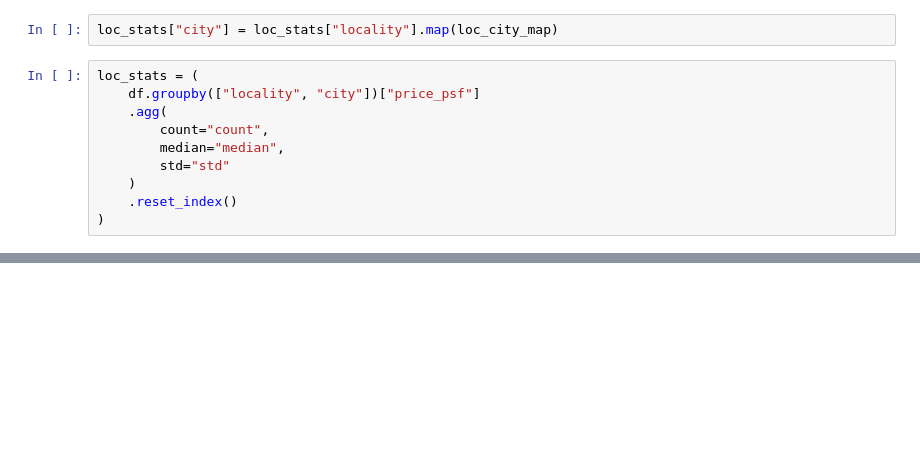
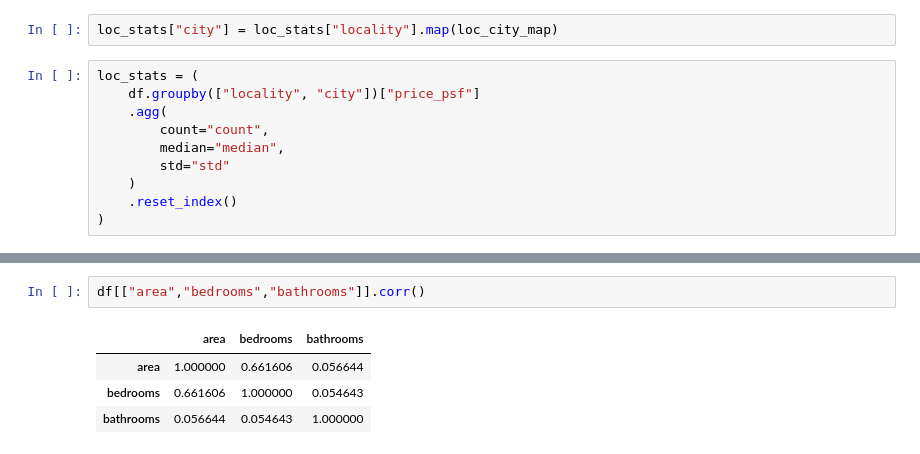
Before and after one commit to anixes/ncr_property_intelligence_system, a Jupyter notebook: notebooks/02_eda.ipynb, the cells around one changed output, grey strips where cells are left out. Drawn from its saved outputs; the diff is of its cells as text; blank space fills up the shorter version.

```diff
--- a/notebooks/02_eda.ipynb
+++ b/notebooks/02_eda.ipynb
@@ -577,0 +637,7 @@ loc_stats["delta_from_city"] = loc_stats["median"] - loc_stats["city_median"]
+# %%
+df[["area","bedrooms","bathrooms"]].corr()
+# %% [output]
+|  | area | bedrooms | bathrooms |
+| area | 1.000000 | 0.661606 | 0.056644 |
+| bedrooms | 0.661606 | 1.000000 | 0.054643 |
+| bathrooms | 0.056644 | 0.054643 | 1.000000 |
```
Also changed, not shown: parts of 12 cells of this notebook, 1 other file.
